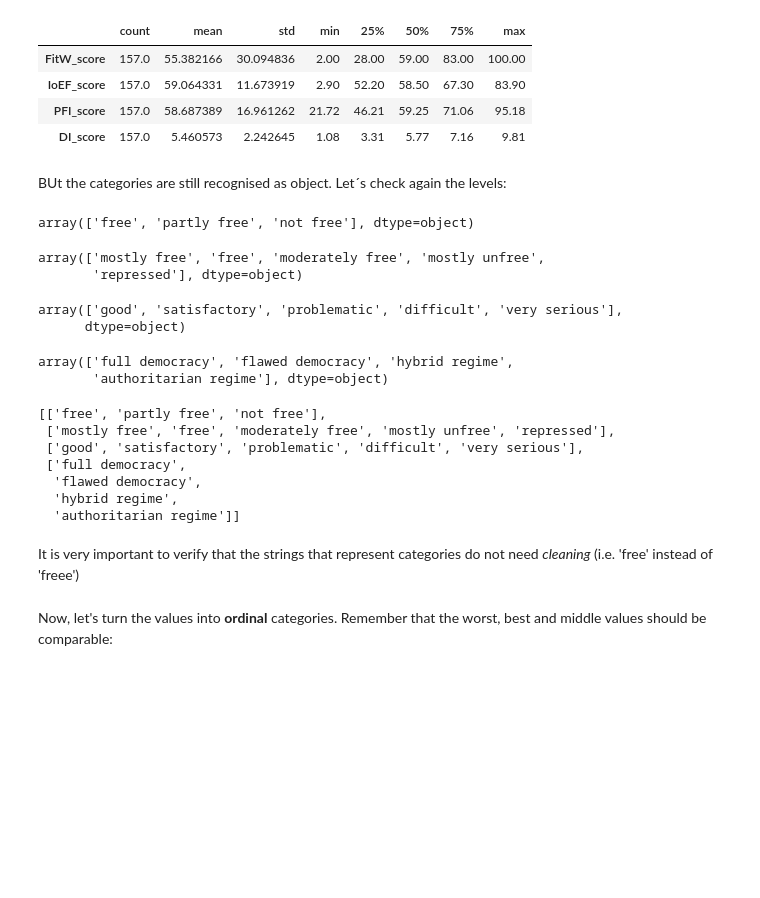
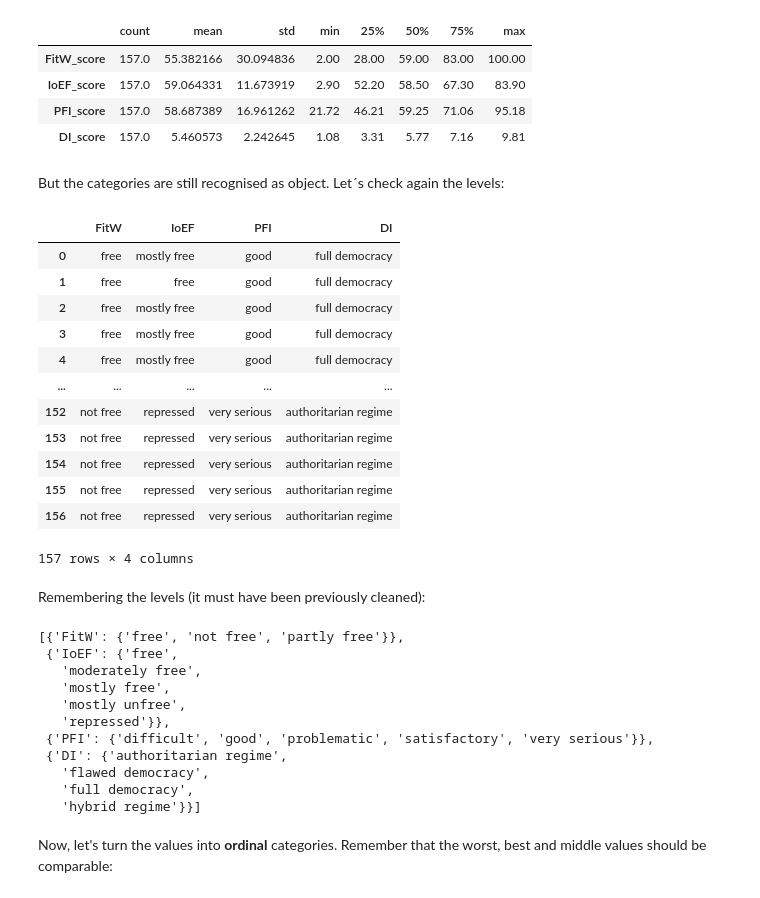
Before and after one commit to PythonVersusR/OperationsFormatting, a Jupyter notebook: FormattingCategorical.ipynb, the cells around one changed output. Cells and saved outputs as stored; diff of their text form; code cells hidden in the pictures; blank space fills up the shorter version.

```diff
--- a/FormattingCategorical.ipynb
+++ b/FormattingCategorical.ipynb
@@ -43,39 +42,39 @@ allFree.describe().T
 | PFI_score | 157.0 | 58.687389 | 16.961262 | 21.72 | 46.21 | 59.25 | 71.06 | 95.18 |
 | DI_score | 157.0 | 5.460573 | 2.242645 | 1.08 | 3.31 | 5.77 | 7.16 | 9.81 |
 # %% [markdown]
-BUt the categories are still recognised as object. Let´s check again the levels:
+But the categories are still recognised as object. Let´s check again the levels:
-# %%
-pd.unique(allFree.FitW)
-# %% [output]
-array(['free', 'partly free', 'not free'], dtype=object)
-# %%
-pd.unique(allFree.IoEF)
-# %% [output]
-array(['mostly free', 'free', 'moderately free', 'mostly unfree',
-       'repressed'], dtype=object)
-# %%
-pd.unique(allFree.PFI)
-# %% [output]
-array(['good', 'satisfactory', 'problematic', 'difficult', 'very serious'],
-      dtype=object)
-# %%
-pd.unique(allFree.DI)
-# %% [output]
-array(['full democracy', 'flawed democracy', 'hybrid regime',
-       'authoritarian regime'], dtype=object)
+# %%
+allFree.iloc[:,1::2]
+# %% [output]
+|  | FitW | IoEF | PFI | DI |
+| 0 | free | mostly free | good | full democracy |
+| 1 | free | free | good | full democracy |
+| 2 | free | mostly free | good | full democracy |
+| 3 | free | mostly free | good | full democracy |
+| 4 | free | mostly free | good | full democracy |
+| ... | ... | ... | ... | ... |
+| 152 | not free | repressed | very serious | authoritarian regime |
+| 153 | not free | repressed | very serious | authoritarian regime |
+| 154 | not free | repressed | very serious | authoritarian regime |
+| 155 | not free | repressed | very serious | authoritarian regime |
+| 156 | not free | repressed | very serious | authoritarian regime |
+157 rows × 4 columns
+# %% [markdown]
+Remembering the levels (it must have been previously cleaned):
 # %%
-# Guess what this will do before runing it:
-[list(pd.unique(allFree[x])) for x in allFree.columns[1:8:2]]
+[{x:set(pd.unique(allFree[x]))} for x in allFree.iloc[:,1::2].columns]
 # %% [output]
-[['free', 'partly free', 'not free'],
- ['mostly free', 'free', 'moderately free', 'mostly unfree', 'repressed'],
- ['good', 'satisfactory', 'problematic', 'difficult', 'very serious'],
- ['full democracy',
-  'flawed democracy',
-  'hybrid regime',
-  'authoritarian regime']]
+[{'FitW': {'free', 'not free', 'partly free'}},
+ {'IoEF': {'free',
+   'moderately free',
+   'mostly free',
+   'mostly unfree',
+   'repressed'}},
+ {'PFI': {'difficult', 'good', 'problematic', 'satisfactory', 'very serious'}},
+ {'DI': {'authoritarian regime',
+   'flawed democracy',
+   'full democracy',
+   'hybrid regime'}}]
-# %% [markdown]
-It is very important to verify that the strings that represent categories do not need _cleaning_ (i.e. 'free' instead of 'freee')
 # %% [markdown]
 Now, let's turn the values into **ordinal** categories. Remember that the worst, best and middle values should be comparable:
 # %%
```
Also changed, not shown: parts of 25 cells of this notebook, 2 other files.
